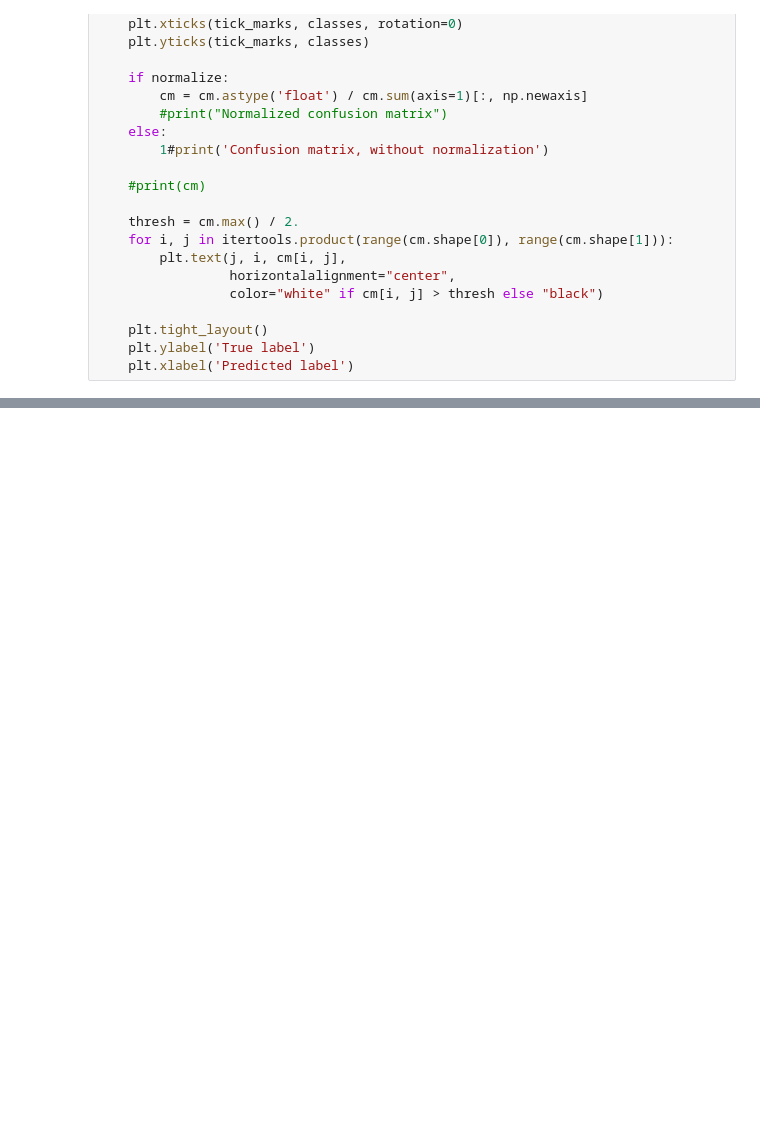
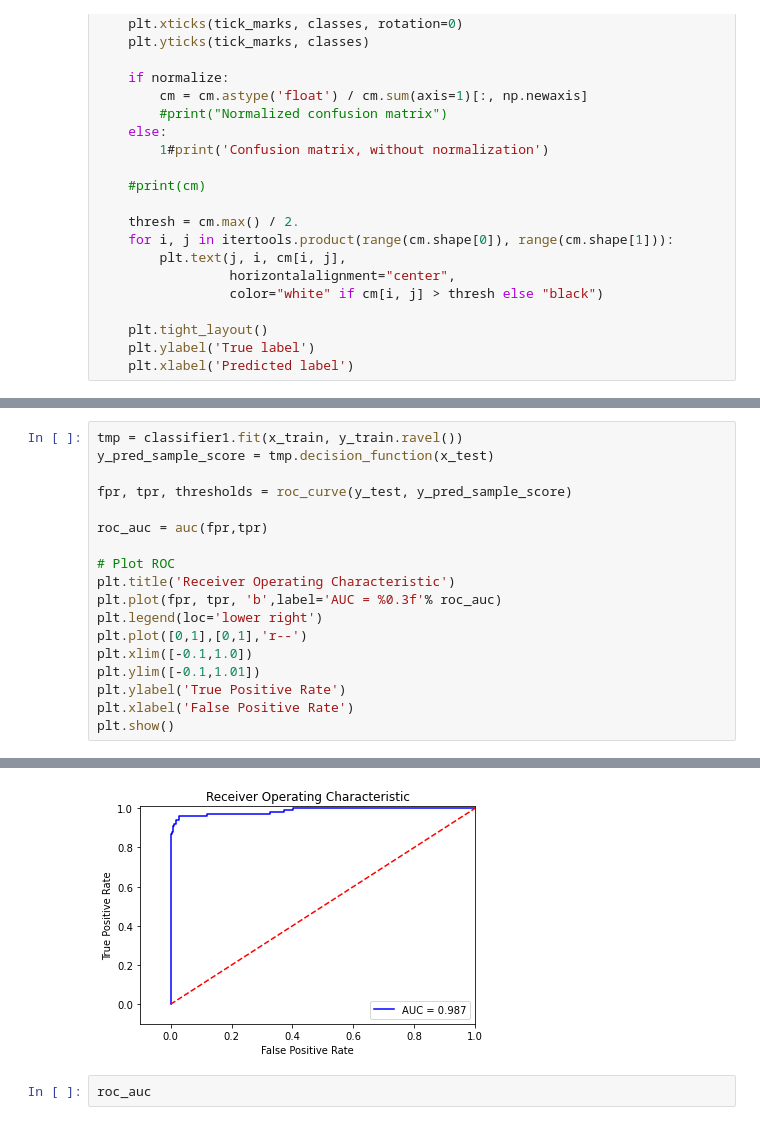
Before and after one commit to supun-priyashan/ML_Assignment2_IT19187242_IT19156484_IT19392172, a Jupyter notebook: Data preprocess and model.ipynb, the cells around one changed output, grey strips where cells are left out. Cells and saved outputs as stored; diff of their text form; blank space fills up the shorter version.

Commit message:
generated receiver operating characteristic

```diff
--- a/Data preprocess and model.ipynb
+++ b/Data preprocess and model.ipynb
@@ -170,0 +203,19 @@ def plot_confusion_matrix(cm, classes,
+# %%
+tmp = classifier1.fit(x_train, y_train.ravel())
+y_pred_sample_score = tmp.decision_function(x_test)
+
+fpr, tpr, thresholds = roc_curve(y_test, y_pred_sample_score)
+
+roc_auc = auc(fpr,tpr)
+
+# Plot ROC
+plt.title('Receiver Operating Characteristic')
+plt.plot(fpr, tpr, 'b',label='AUC = %0.3f'% roc_auc)
+plt.legend(loc='lower right')
+plt.plot([0,1],[0,1],'r--')
+plt.xlim([-0.1,1.0])
+plt.ylim([-0.1,1.01])
+plt.ylabel('True Positive Rate')
+plt.xlabel('False Positive Rate')
+plt.show()
+# %% [output]
@@ -170,0 +225,3 @@ def plot_confusion_matrix(cm, classes,
+[figure, added]
+# %%
+roc_auc
```
Also changed, not shown: parts of 3 cells of this notebook.
